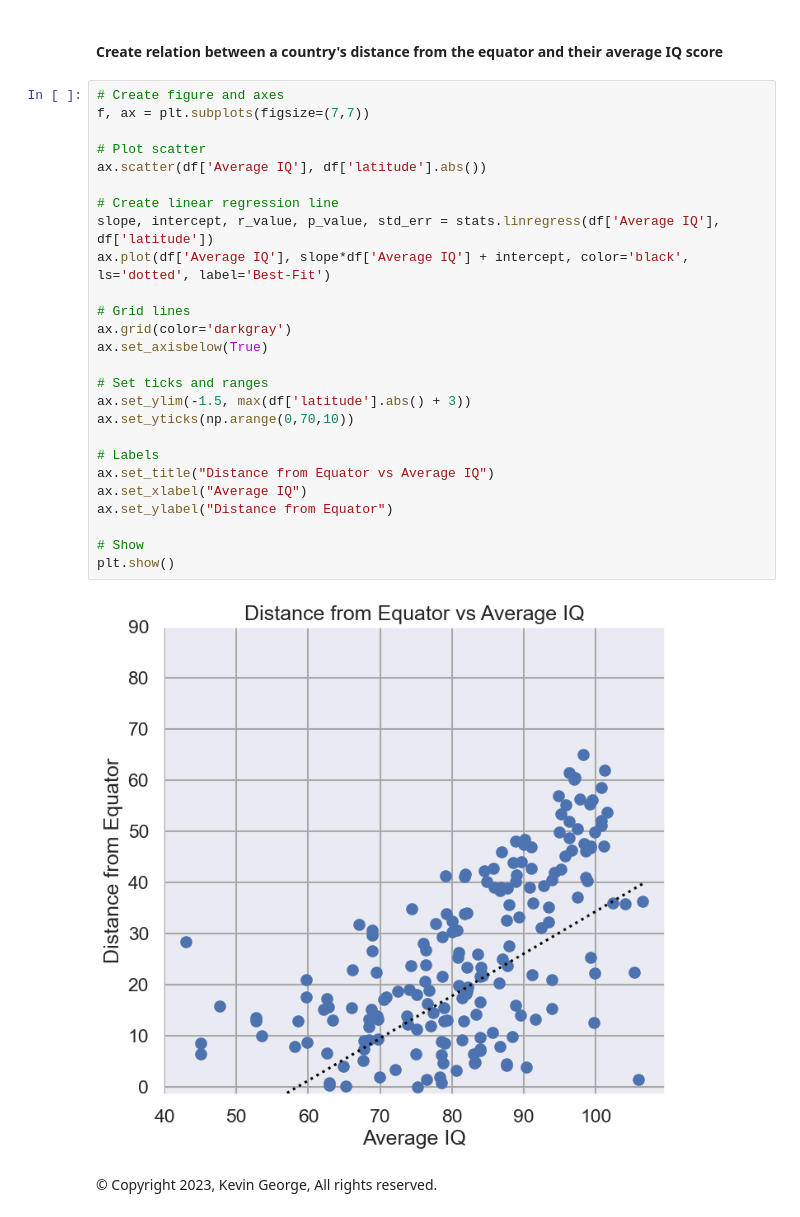
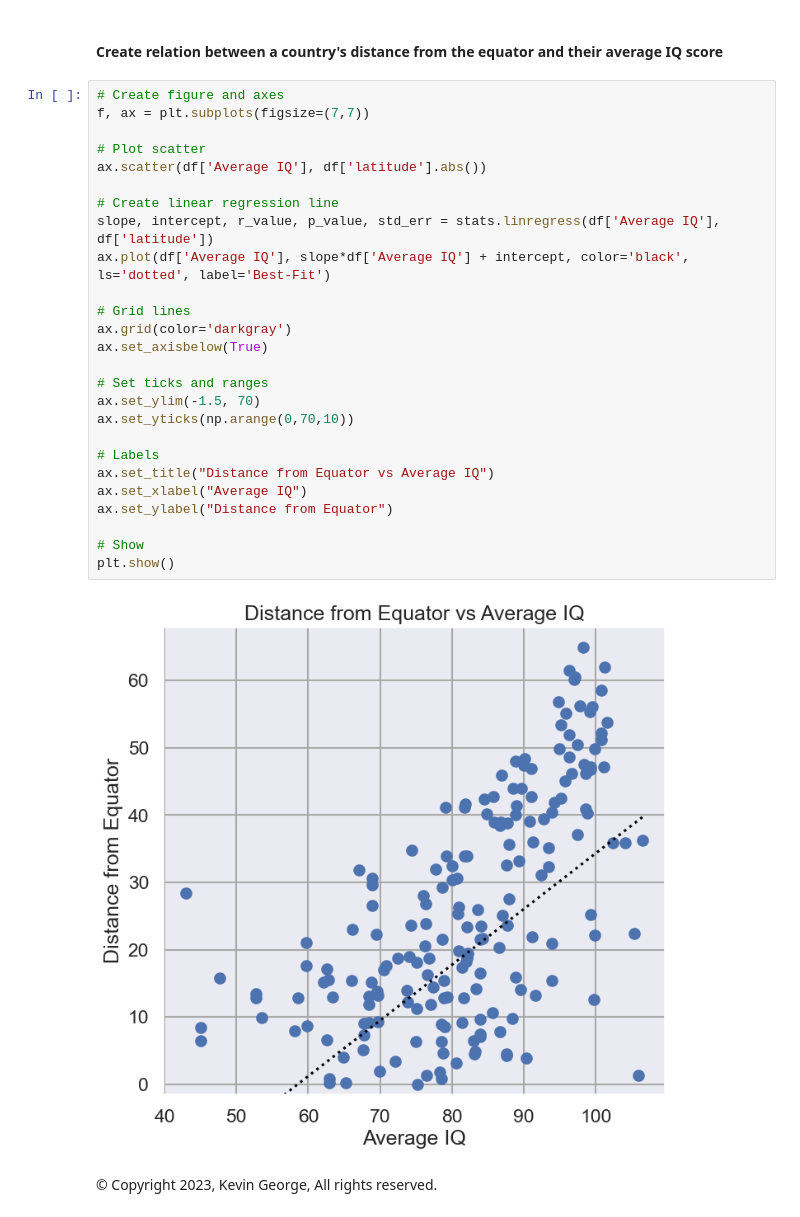
Before and after one commit to kevingeorgedev/Personal-Projects, a Jupyter notebook: IQ-Heatmap/main.ipynb, the cells around one changed output. Drawn from its saved outputs; the diff is of its cells as text.

```diff
--- a/IQ-Heatmap/main.ipynb
+++ b/IQ-Heatmap/main.ipynb
@@ -180,30 +180,30 @@ sf_map
 # %%
 # Create figure and axes
 f, ax = plt.subplots(figsize=(7,7))
 
 # Plot scatter
 ax.scatter(df['Average IQ'], df['latitude'].abs())
 
 # Create linear regression line
 slope, intercept, r_value, p_value, std_err = stats.linregress(df['Average IQ'], df['latitude'])
 ax.plot(df['Average IQ'], slope*df['Average IQ'] + intercept, color='black', ls='dotted', label='Best-Fit')
 
 # Grid lines
 ax.grid(color='darkgray')
 ax.set_axisbelow(True)
 
 # Set ticks and ranges
-ax.set_ylim(-1.5, max(df['latitude'].abs() + 3))
+ax.set_ylim(-1.5, 70)
 ax.set_yticks(np.arange(0,70,10))
 
 # Labels
 ax.set_title("Distance from Equator vs Average IQ")
 ax.set_xlabel("Average IQ")
 ax.set_ylabel("Distance from Equator")
 
 # Show
 plt.show()
 # %% [output]
-[figure, old version]
+[figure, new version]
 # %% [markdown]
 &copy; Copyright 2023, Kevin George, All rights reserved.
```
